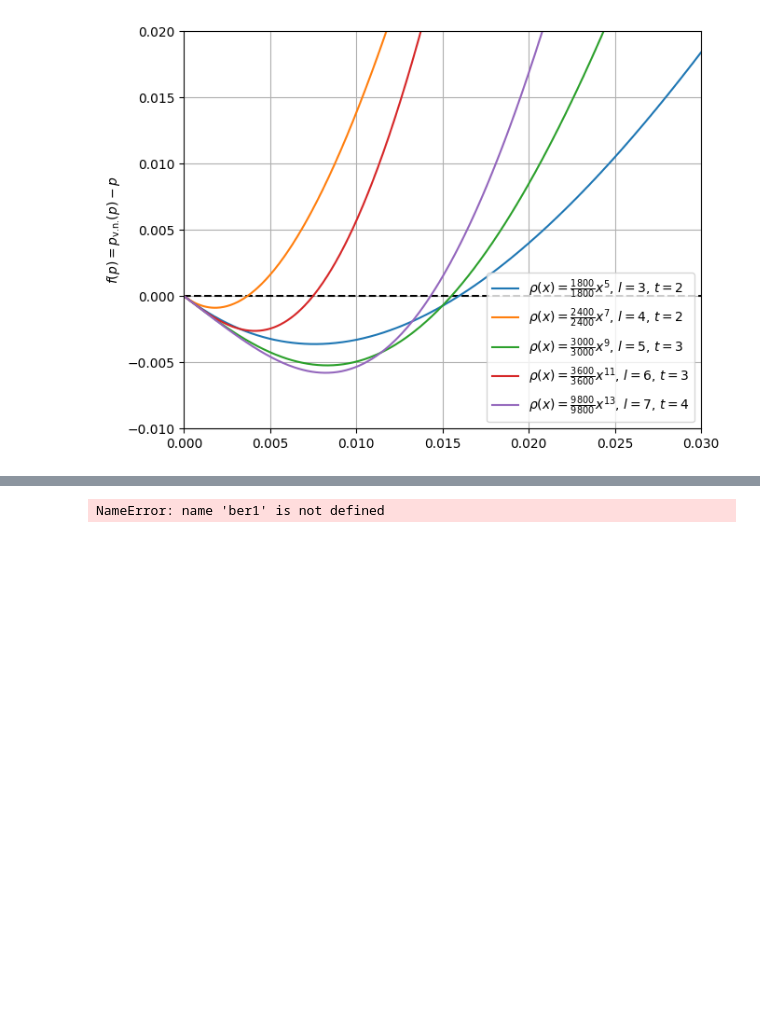
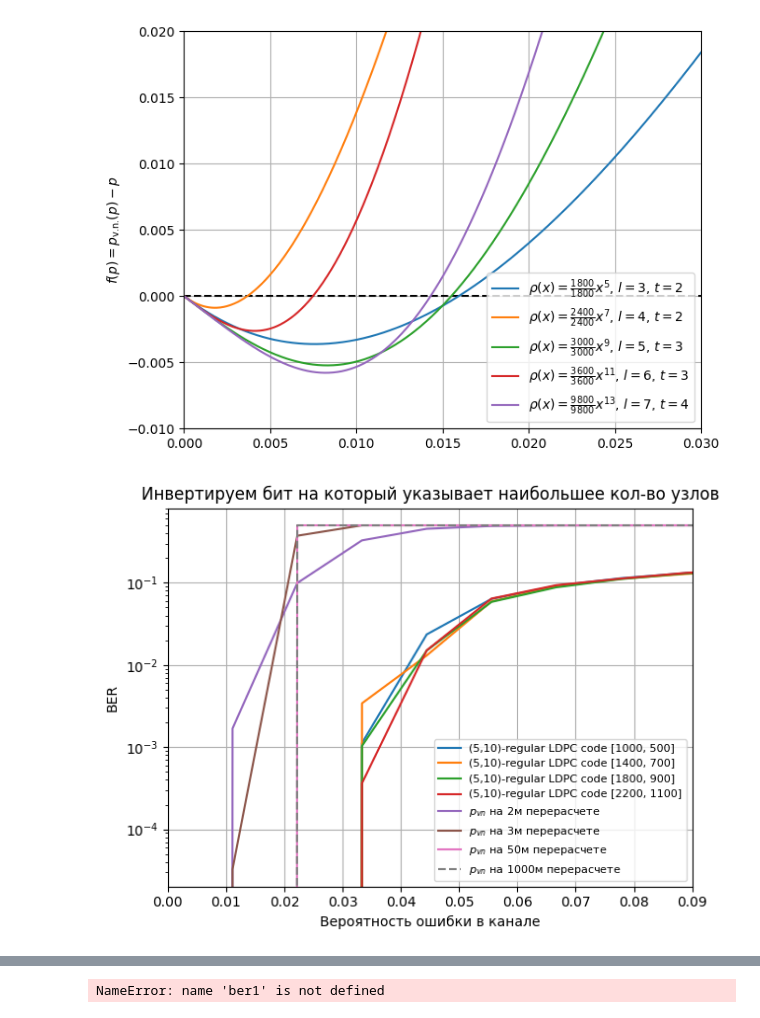
Before and after one commit to FuIluha/ldpc-for-flash-memory, a Jupyter notebook: DE.ipynb, the cells around one changed output, grey strips where cells are left out. Saved outputs shown, nothing was run; the diff lists cells and outputs as text; code cells hidden in the pictures; blank space fills up the shorter version.

```diff
--- a/DE.ipynb
+++ b/DE.ipynb
@@ -208,9 +203,9 @@ plt.savefig('2.pdf')
 # %%
 from decoder.Decoder import Decoder
 
-deep = 100
-repeat = 1000
-p = np.linspace(0, 0.1, 100)
+deep = 10
+repeat = 50
+p = np.linspace(0, 0.1, 10)
 with_threshold = False
 
 c = np.zeros(H4_500_1000.shape[1], dtype=np.int16)
@@ -233,33 +228,35 @@ ber33 = Decoder.bitflipping_decoding_for_many(
     ber=True,
     with_threshold=with_threshold
 )
 ber44 = Decoder.bitflipping_decoding_for_many(
     H4_1100_2200,
     np.zeros(2200, dtype=np.int16),
     p=p,
     repeat=repeat,
     deep=deep,
     ber=True,
     with_threshold=with_threshold
 )
 plt.plot(p, ber11, label=f'(5,10)-regular LDPC code [1000, 500]')
 plt.plot(p, ber22, label=f'(5,10)-regular LDPC code [1400, 700]')
 plt.plot(p, ber33, label=f'(5,10)-regular LDPC code [1800, 900]')
 plt.plot(p, ber44, label=f'(5,10)-regular LDPC code [2200, 1100]')
 plt.plot(p, density_evolution_p(H4_500_1000, p, 2), label='$p_{vn}$ на 2м перерасчете')
 plt.plot(p, density_evolution_p(H4_500_1000, p, 3), label='$p_{vn}$ на 3м перерасчете')
 plt.plot(p, density_evolution_p(H4_500_1000, p, 50), label='$p_{vn}$ на 50м перерасчете')
 plt.plot(p, density_evolution_p(H4_500_1000, p, 1000), '--', label='$p_{vn}$ на 1000м перерасчете')
 plt.legend(loc='lower right', fontsize=8)
 plt.title('Инвертируем бит на который указывает наибольшее кол-во узлов')
 plt.ylabel('BER')
 plt.xlabel('Вероятность ошибки в канале')
 plt.yscale('log')
 plt.xlim((0.0, 0.09))
 plt.grid()
 plt.tight_layout()
 plt.savefig('data/H_log.pdf')
 plt.show()
+# %% [output]
+[figure, added]
 # %%
 plt.plot(p, ber11, label=f'(5,10)-regular LDPC code [1000, 500]')
 plt.plot(p, ber22, label=f'(5,10)-regular LDPC code [1400, 700]')
```
Also changed, not shown: parts of 7 cells of this notebook, 6 other files.
